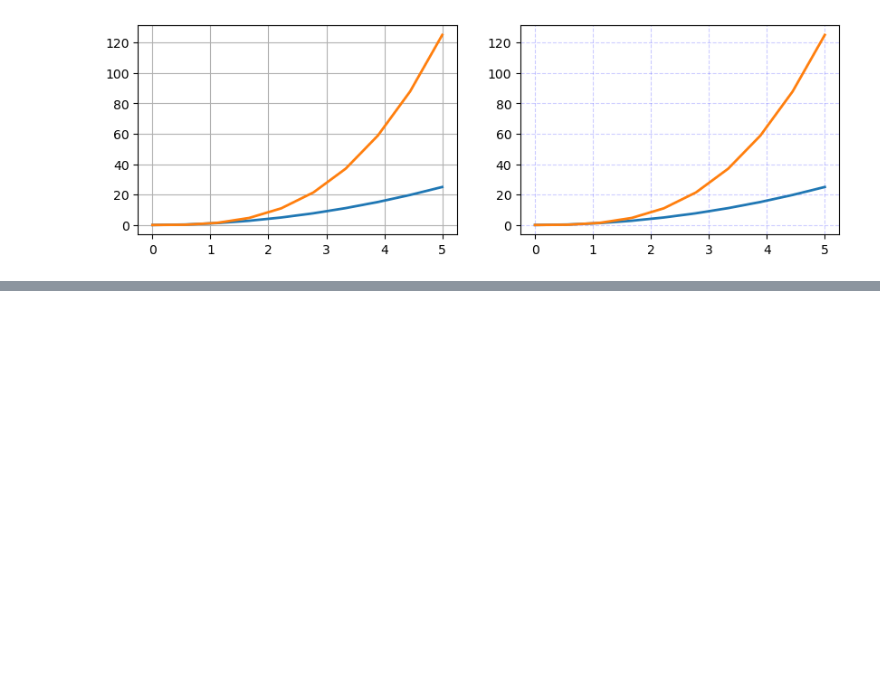
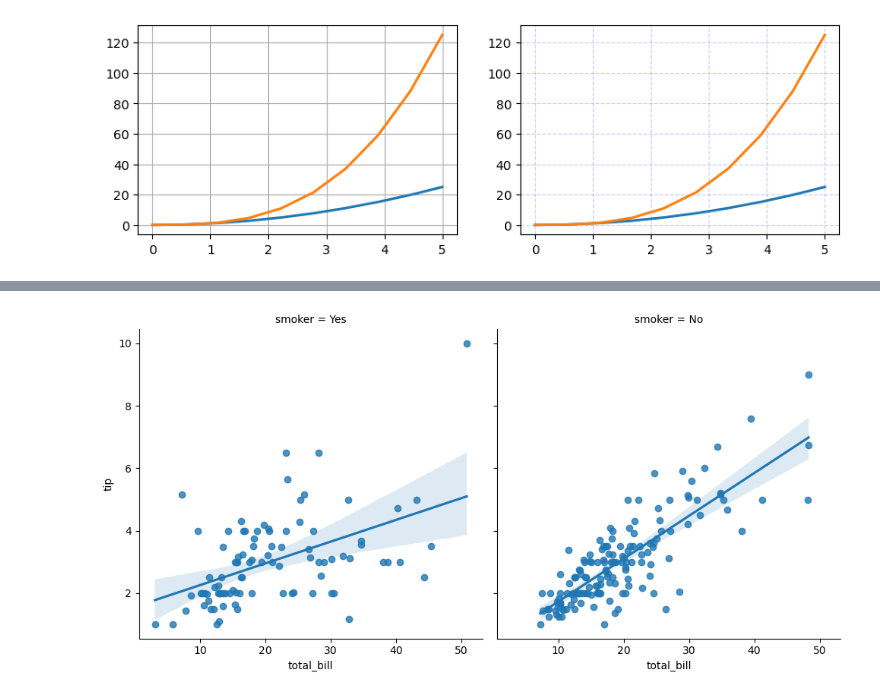
Before and after one commit to Mathcbvc/data_academy, a Jupyter notebook: dataviz_seaborn_matplotlib.ipynb, the cells around one changed output, grey strips where cells are left out. Cells and saved outputs as stored; diff of their text form; code cells hidden in the pictures; blank space fills up the shorter version.

```diff
--- a/dataviz_seaborn_matplotlib.ipynb
+++ b/dataviz_seaborn_matplotlib.ipynb
@@ -138,0 +190,5 @@ axes[1].grid(color = 'b', alpha = 0.2 , linestyle ='dashed' , linewidth = 0.8)
+# %%
+#metodo lmplot cria plot com dados e modelos de regressão
+sea.lmplot(data = dados , x ='total_bill', y = 'tip', col='smoker');
+# %% [output]
+[figure, added]
```
Also changed, not shown: parts of 17 cells of this notebook.
